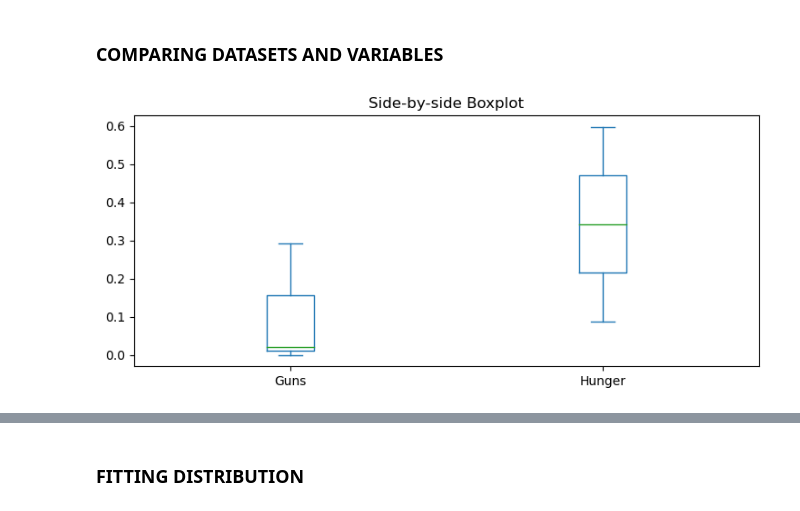
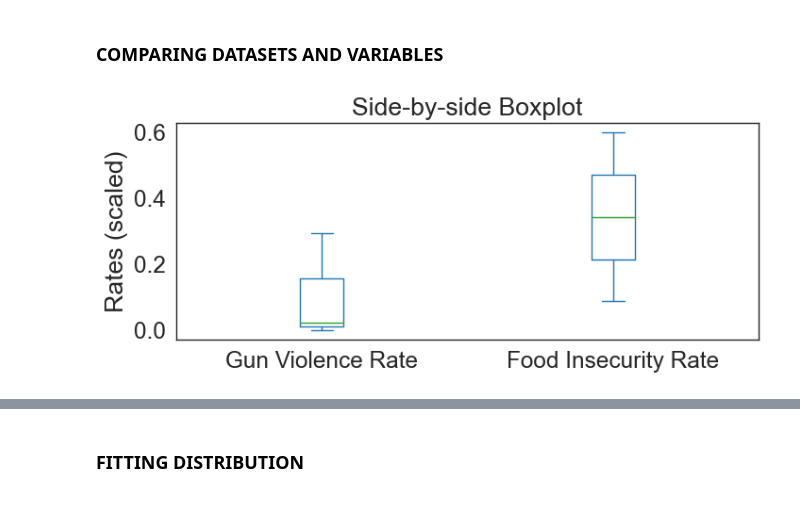
Before and after one commit to javac0f/RocGunHungerEda, a Jupyter notebook: jared_try.ipynb, the cells around one changed output, grey strips where cells are left out. Drawn from its saved outputs; the diff is of its cells as text; code cells hidden in the pictures.

```diff
--- a/jared_try.ipynb
+++ b/jared_try.ipynb
@@ -99,7 +100,7 @@ None
 | 4 | -77.641972 | 43.162394 | 138 Murray St | 2022/05/26 04:00:00+00 | 2022 | 43.162394 | -77.641972 |
 # %%
 # HUNGER DATA
-hunger_data.columns = ['Zip_Code', 'Latitude', 'Longitude', 'Food Insecurity']
+hunger_data.columns = ['Zip_Code', 'Latitude', 'Longitude', 'Food Insecurity Rate']
 
 # NARROW DOWN DATA TO JUST ROCHESTER AREAS
 roc_zip = list(range(14604, 14624))
@@ -156,7 +157,7 @@ zipcode = pd.Series(zipcode)
 gun_data['Zip_Code'] = zipcode
 # %%
 # GROUP BY ZIP CODE
-gun_count = gun_data.groupby(["Zip_Code"])["X"].count().reset_index(name="count")
+gun_data = gun_data.groupby(["Zip_Code"])["X"].count().reset_index(name="count")
 
 # ADD MISSING ZIP CODES
 allzip = list(range(14604, 14624))
@@ -164,16 +165,16 @@ allzip.append(14626)
 allzip.append(14627)
 allzip.append(14642)
 
-zip_gun = gun_count["Zip_Code"].tolist()
+zip_gun = gun_data["Zip_Code"].tolist()
 zip_gun = {int(x) for x in zip_gun}
 zip_noinclude = list(set(allzip) - set(zip_gun))
 
 for i in range(len(zip_noinclude)):
-    gun_count = gun_count.append({'Zip_Code': zip_noinclude[i], 'count': 0}, ignore_index=True)
+    gun_data = gun_data.append({'Zip_Code': zip_noinclude[i], 'count': 0}, ignore_index=True)
 
-gun_count.rename(columns={'count': 'Number of Shootings'}, inplace=True)
+gun_data.rename(columns={'count': 'Number of Shootings'}, inplace=True)
 
-gun_count.head()
+gun_data.head()
 # %% [output]
 The frame.append method is deprecated and will be removed from pandas in a future version. Use pandas.concat instead.
 
@@ -205,5 +204,6 @@ gun_count['Zip_Code'] = gun_count['Zip_Code'].astype(int)
 # %%
-full_data = pd.merge(hunger_data, gun_count, on='Zip_Code')
+gun_data['Zip_Code'] = gun_data['Zip_Code'].astype(int)
+full_data = pd.merge(hunger_data, gun_data, on='Zip_Code')
 print("                         FULL DATA SET")
 full_data.head(10)
 # %% [output]
@@ -224,10 +224,10 @@ full_data.head(10)
 # %%
 import seaborn as sns
 
-full_data['Food Insecurity'] = (full_data['Food Insecurity']-full_data['Food Insecurity'].min())/(full_data['Food Insecurity'].max()-full_data['Food Insecurity'].min())
-full_data['Gun Violence'] = (full_data['Number of Shootings']-full_data['Number of Shootings'].min())/(full_data['Number of Shootings'].max()-full_data['Number of Shootings'].min())
+full_data['Food Insecurity Rate'] = (full_data['Food Insecurity Rate']-full_data['Food Insecurity Rate'].min())/(full_data['Food Insecurity Rate'].max()-full_data['Food Insecurity Rate'].min())
+full_data['Gun Violence Rate'] = (full_data['Number of Shootings']-full_data['Number of Shootings'].min())/(full_data['Number of Shootings'].max()-full_data['Number of Shootings'].min())
 
 print("                   Scaled Dataset Using Min-Max Normalization")
-full_data.head(5)
+full_data.head(10)
 # %% [output]
                    Scaled Dataset Using Min-Max Normalization
@@ -304,19 +309,20 @@ max           1.000000      1.000000
 # %%
 # COMPARE BY BOXPLOT
 
 # GET DATA
-gun_boxplot_data = full_data['Gun Violence'].quantile([0.25,0.5,0.75])
-hunger_boxplot_data = full_data['Food Insecurity'].quantile([0.25,0.5,0.75])
-boxplots = pd.DataFrame({'Guns': gun_boxplot_data, 'Hunger': hunger_boxplot_data})
+gun_boxplot_data = full_data['Gun Violence Rate'].quantile([0.25,0.5,0.75])
+hunger_boxplot_data = full_data['Food Insecurity Rate'].quantile([0.25,0.5,0.75])
+boxplots = pd.DataFrame({'Gun Violence Rate': gun_boxplot_data, 'Food Insecurity Rate': hunger_boxplot_data})
 
 # SET FIGURE
 plt.rcParams["figure.figsize"] = [7.50, 3.50]
 plt.rcParams["figure.autolayout"] = True
 
 # Plot the dataframe
-ax = boxplots[['Guns','Hunger']].plot(kind='box', title='Side-by-side Boxplot')
+ax = boxplots[['Gun Violence Rate','Food Insecurity Rate']].plot(kind='box', title='Side-by-side Boxplot')
 
 # Display the plot
+plt.ylabel('Rates (scaled)')
 plt.show()
 # %% [output]
-[figure, old version]
+[figure, new version]
```
Also changed, not shown: parts of 14 cells of this notebook.
